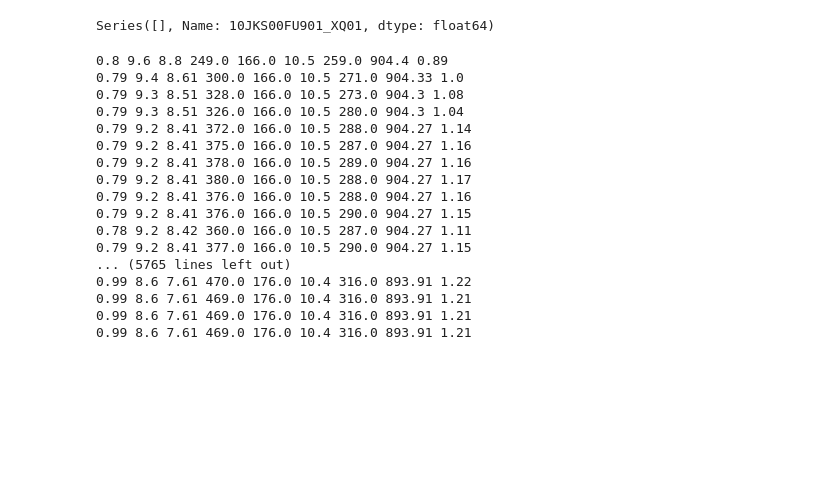
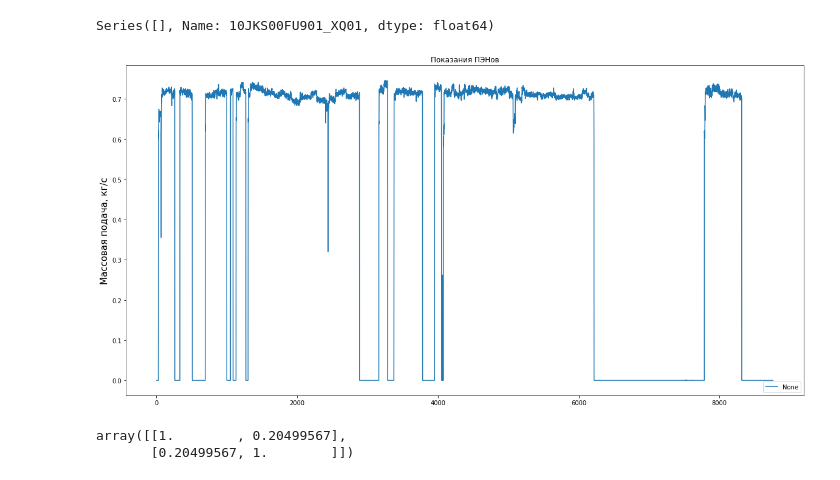
Before and after one commit to edodo1337/diplom, a Jupyter notebook: Диплом.ipynb, the cells around one changed output. Drawn from its saved outputs; the diff is of its cells as text; code cells hidden in the pictures; blank space fills up the shorter version.

```diff
--- a/Диплом.ipynb
+++ b/Диплом.ipynb
@@ -223,50 +134,31 @@ def eff_func(row, pump_num):
     p2 = df[f'10LAB{pump_num}CP003_XQ01'][row]
     G = df[f'10LAB{pump_num}CF001_XQ01'][row]
     t = df["10LAB00FT902_XQ01"][row]
-
     I = df[f"10LAC{pump_num}CE021_XQ01"][row]
     U = df["10BBA00CE010_XQ01"][row]
 
-
-
-#     print(p1, p2, (p1+p2)/2, G, t, bool(p1), bool(p2), bool(G), bool(t))
-
-
     if all([(p2-p1)*G,U*I, t]):
-#         print(p1, p2, (p1+p2)/2, t)
-        rho = IAPWS97(P=(p1+p2)/2, T=t+273).rho
-#         print(p1, p2, (p1+p2)/2, t)
-
+        try:
+            rho = IAPWS97(P=(p1+p2)/2, T=t+273).rho
+        except:
+            print(p1,p2,G,t, pump_num)
+            raise Exception('here')
         ef = (p2-p1)*1000*G/(U*I*rho)
-
-        if ef>0:
-            print(p1, p2, round(p2-p1, 2), G, t, U, I, round(rho,2), round(ef,2))
-
-        return ef
+        ef = 0 if ef < 0 else ef
+        return ef / np.sqrt(3)
 
     else:
         return 0
-    #     print(p1, p2, (p1+p2)/2, t)
-#     rho = IAPWS97(P=(p1+p2)/2, T=t+273).rho
 
 
-# pump1_eff = df.apply(lambda x: f(df["10LAB11CP002_XQ01"],df["10LAB11CP003_XQ01"]))
 pump1_eff = df.apply(lambda x: eff_func(x.name, 11), axis=1)
+# pump2_eff = df.apply(lambda x: eff_func(x.name, 12), axis=1)
+# pump3_eff = df.apply(lambda x: eff_func(x.name, 13), axis=1)
+# pump4_eff = df.apply(lambda x: eff_func(x.name, 14), axis=1)
+# pump5_eff = df.apply(lambda x: eff_func(x.name, 15), axis=1)
+
+# df[df['10LAB13CP002_XQ01'].isnull()]['10LAB13CP002_XQ01']
+# df['10LAB13CP002_XQ01']
+
+
+# pump1_eff[pump1_eff<0]
-# %% [output]
-0.8 9.6 8.8 249.0 166.0 10.5 259.0 904.4 0.89
-0.79 9.4 8.61 300.0 166.0 10.5 271.0 904.33 1.0
-0.79 9.3 8.51 328.0 166.0 10.5 273.0 904.3 1.08
-0.79 9.3 8.51 326.0 166.0 10.5 280.0 904.3 1.04
-0.79 9.2 8.41 372.0 166.0 10.5 288.0 904.27 1.14
-0.79 9.2 8.41 375.0 166.0 10.5 287.0 904.27 1.16
-0.79 9.2 8.41 378.0 166.0 10.5 289.0 904.27 1.16
-0.79 9.2 8.41 380.0 166.0 10.5 288.0 904.27 1.17
-0.79 9.2 8.41 376.0 166.0 10.5 288.0 904.27 1.16
-0.79 9.2 8.41 376.0 166.0 10.5 290.0 904.27 1.15
-0.78 9.2 8.42 360.0 166.0 10.5 287.0 904.27 1.11
-0.79 9.2 8.41 377.0 166.0 10.5 290.0 904.27 1.15
-... (5765 lines left out)
-0.99 8.6 7.61 470.0 176.0 10.4 316.0 893.91 1.22
-0.99 8.6 7.61 469.0 176.0 10.4 316.0 893.91 1.21
-0.99 8.6 7.61 469.0 176.0 10.4 316.0 893.91 1.21
-0.99 8.6 7.61 469.0 176.0 10.4 316.0 893.91 1.21
@@ -274,0 +165,17 @@ pump1_eff[pump1_eff>0]
+# %%
+plt.rcParams["figure.figsize"] = (20,10)
+
+plot = pump1_eff.plot()
+plt.title('Показания ПЭНов')
+plt.ylabel('Массовая подача, кг/с', fontsize=15)
+plt.legend(loc='lower right')
+plt.show()
+
+# pump1_eff.plot()
+# %% [output]
+[figure, added]
+# %%
+np.corrcoef(df1.to_numpy()[:], pump1_eff.to_numpy()[:])
+# %% [output]
+array([[1.        , 0.20499567],
+       [0.20499567, 1.        ]])
```
Also changed, not shown: parts of 10 cells of this notebook.
